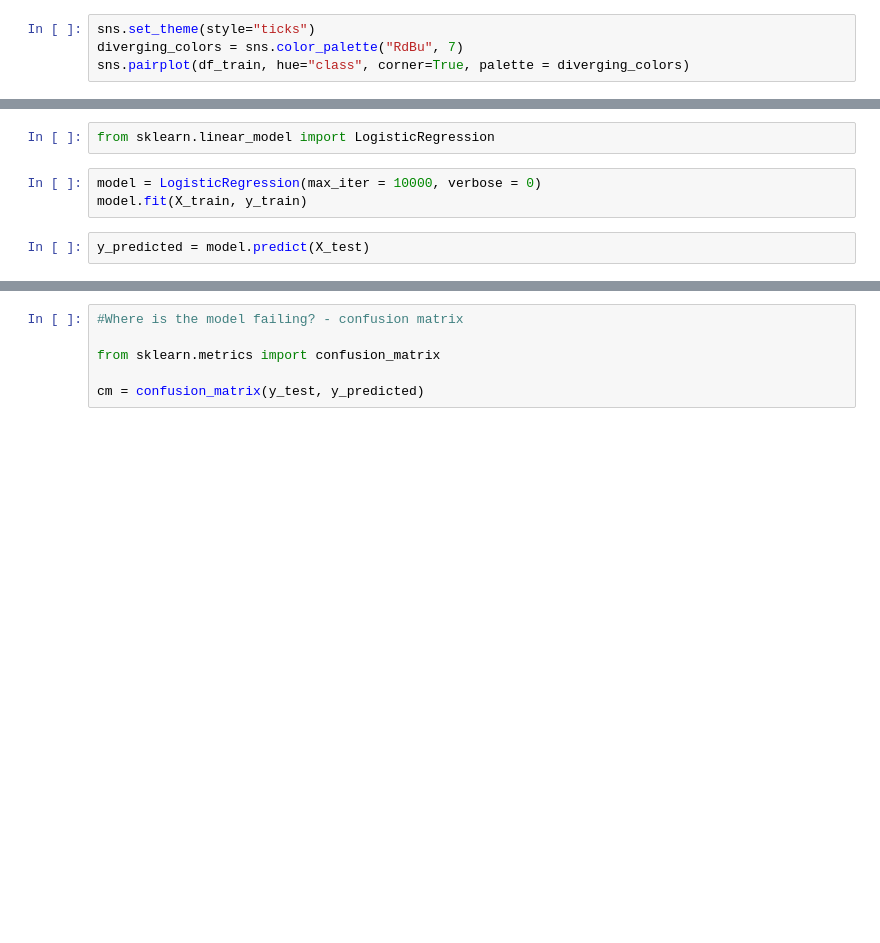
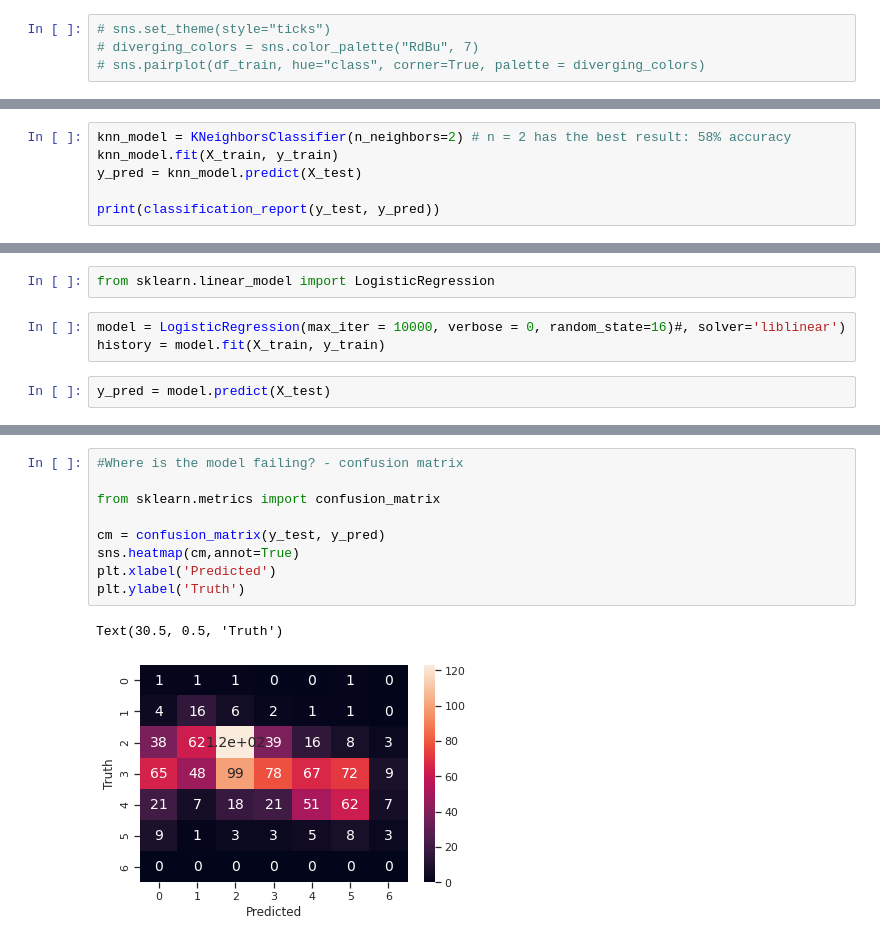
Before and after one commit to Farzini/ML-Project, a Jupyter notebook: wine-pred.ipynb, the cells around one changed output, grey strips where cells are left out. Saved outputs shown, nothing was run; the diff lists cells and outputs as text; blank space fills up the shorter version.

```diff
--- a/wine-pred.ipynb
+++ b/wine-pred.ipynb
@@ -187,6 +173,6 @@ len(df_train["class"].value_counts())
 # %% [output]
 7
 # %%
-sns.set_theme(style="ticks")
-diverging_colors = sns.color_palette("RdBu", 7)
-sns.pairplot(df_train, hue="class", corner=True, palette = diverging_colors)
+# sns.set_theme(style="ticks")
+# diverging_colors = sns.color_palette("RdBu", 7)
+# sns.pairplot(df_train, hue="class", corner=True, palette = diverging_colors)
@@ -221,0 +216,6 @@ from pandas.plotting import scatter_matrix
+# %%
+knn_model = KNeighborsClassifier(n_neighbors=2) # n = 2 has the best result: 58% accuracy
+knn_model.fit(X_train, y_train)
+y_pred = knn_model.predict(X_test)
+
+print(classification_report(y_test, y_pred))
@@ -235,8 +287,8 @@ Clearly we cannot use linear regression for this dataset.
 # %%
 from sklearn.linear_model import LogisticRegression
 # %%
-model = LogisticRegression(max_iter = 10000, verbose = 0)
-model.fit(X_train, y_train)
+model = LogisticRegression(max_iter = 10000, verbose = 0, random_state=16)#, solver='liblinear')
+history = model.fit(X_train, y_train)
 # %%
-y_predicted = model.predict(X_test)
+y_pred = model.predict(X_test)
 # %%
@@ -246,6 +329,12 @@ model.score(X_test, y_test)
 # %%
 #Where is the model failing? - confusion matrix
 
 from sklearn.metrics import confusion_matrix
 
-cm = confusion_matrix(y_test, y_predicted)
+cm = confusion_matrix(y_test, y_pred)
+sns.heatmap(cm,annot=True)
+plt.xlabel('Predicted')
+plt.ylabel('Truth')
+# %% [output]
+Text(30.5, 0.5, 'Truth')
+[figure, added]
```
Also changed, not shown: parts of 52 cells of this notebook.
